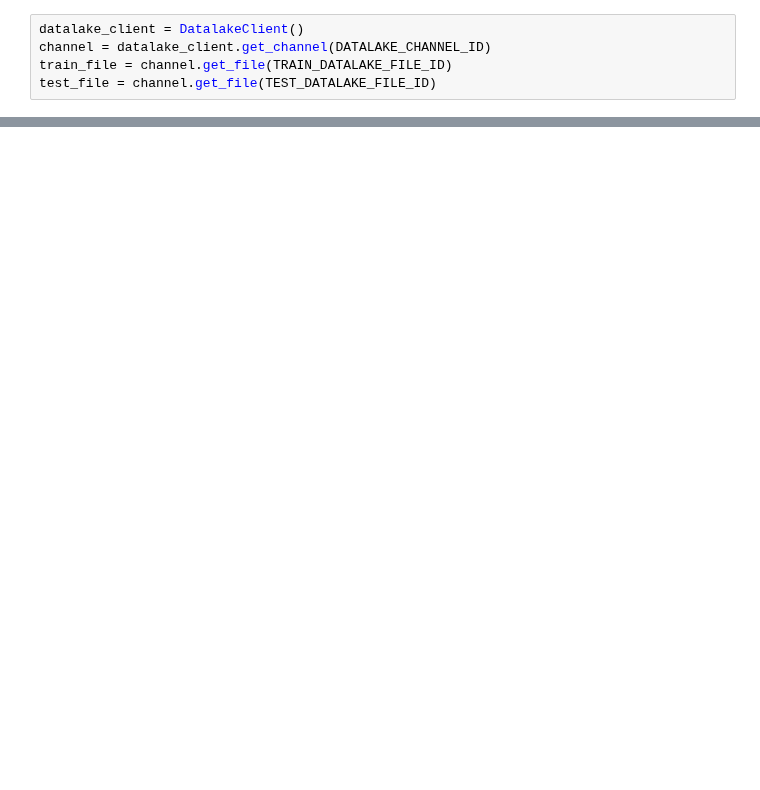
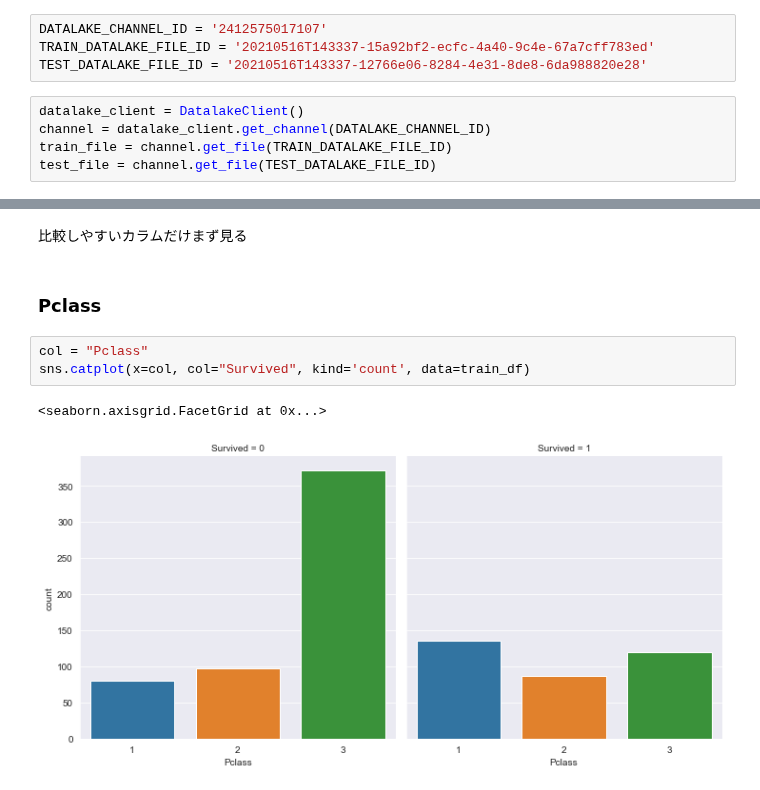
Before and after one commit to abeja-inc/Platform_handson, a Jupyter notebook: titanic/titanic.ipynb, the cells around one changed output, grey strips where cells are left out. Saved outputs shown, nothing was run; the diff lists cells and outputs as text; blank space fills up the shorter version.

```diff
--- a/titanic/titanic.ipynb
+++ b/titanic/titanic.ipynb
@@ -71,3 +74,7 @@ TEST_DATALAKE_FILE_ID = 'xxxxx'
+# %%
+DATALAKE_CHANNEL_ID = '2412575017107'
+TRAIN_DATALAKE_FILE_ID = '20210516T143337-15a92bf2-ecfc-4a40-9c4e-67a7cff783ed'
+TEST_DATALAKE_FILE_ID = '20210516T143337-12766e06-8284-4e31-8de8-6da988820e28'
 # %%
 datalake_client = DatalakeClient()
 channel = datalake_client.get_channel(DATALAKE_CHANNEL_ID)
@@ -874,0 +296,10 @@ ax23.grid(True)
+# %% [markdown]
+比較しやすいカラムだけまず見る
+# %% [markdown]
+### Pclass
+# %%
+col = "Pclass"
+sns.catplot(x=col, col="Survived", kind='count', data=train_df)
+# %% [output]
+<seaborn.axisgrid.FacetGrid at 0x...>
+[figure, added]
```
Also changed, not shown: parts of 216 cells of this notebook.
